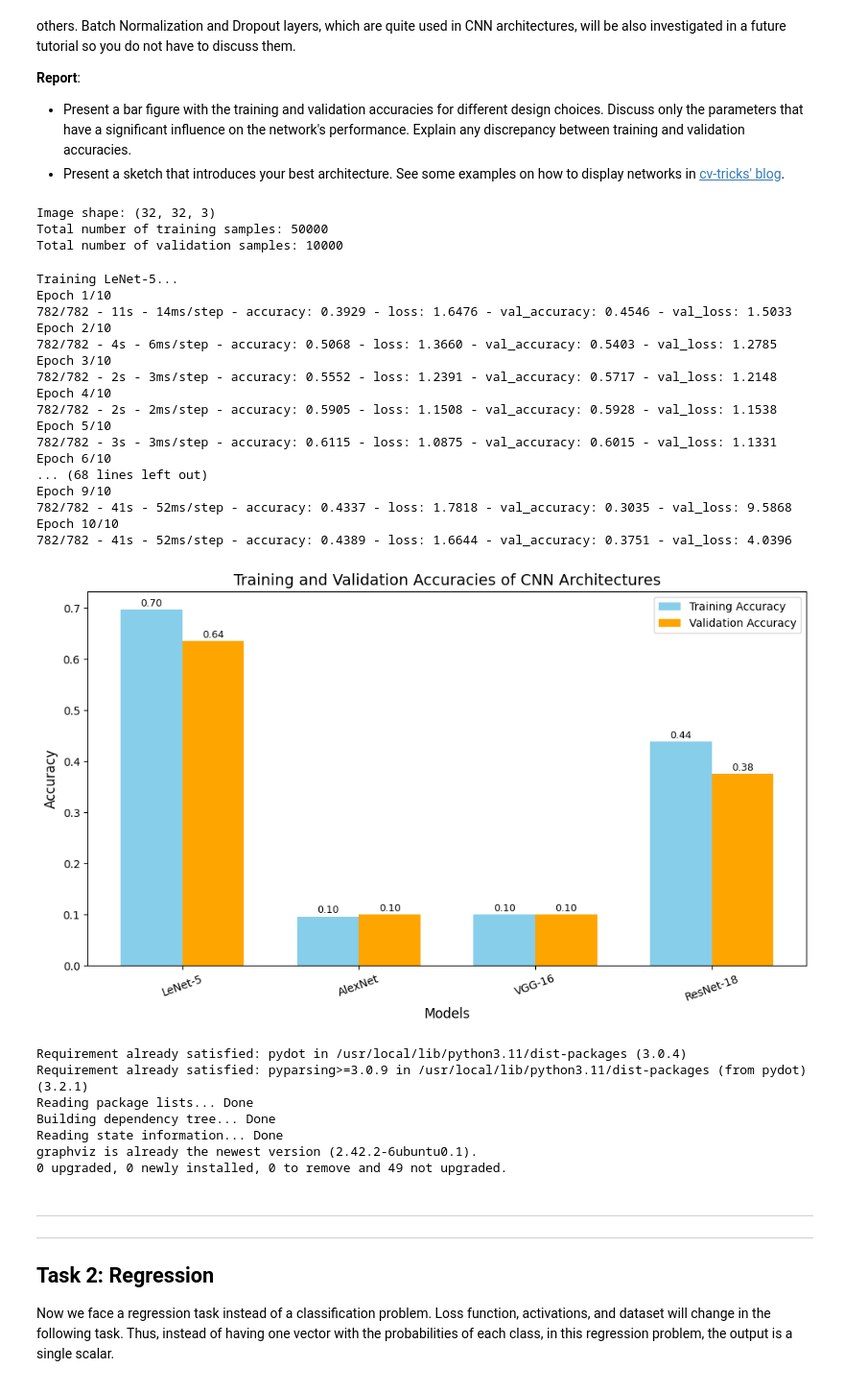
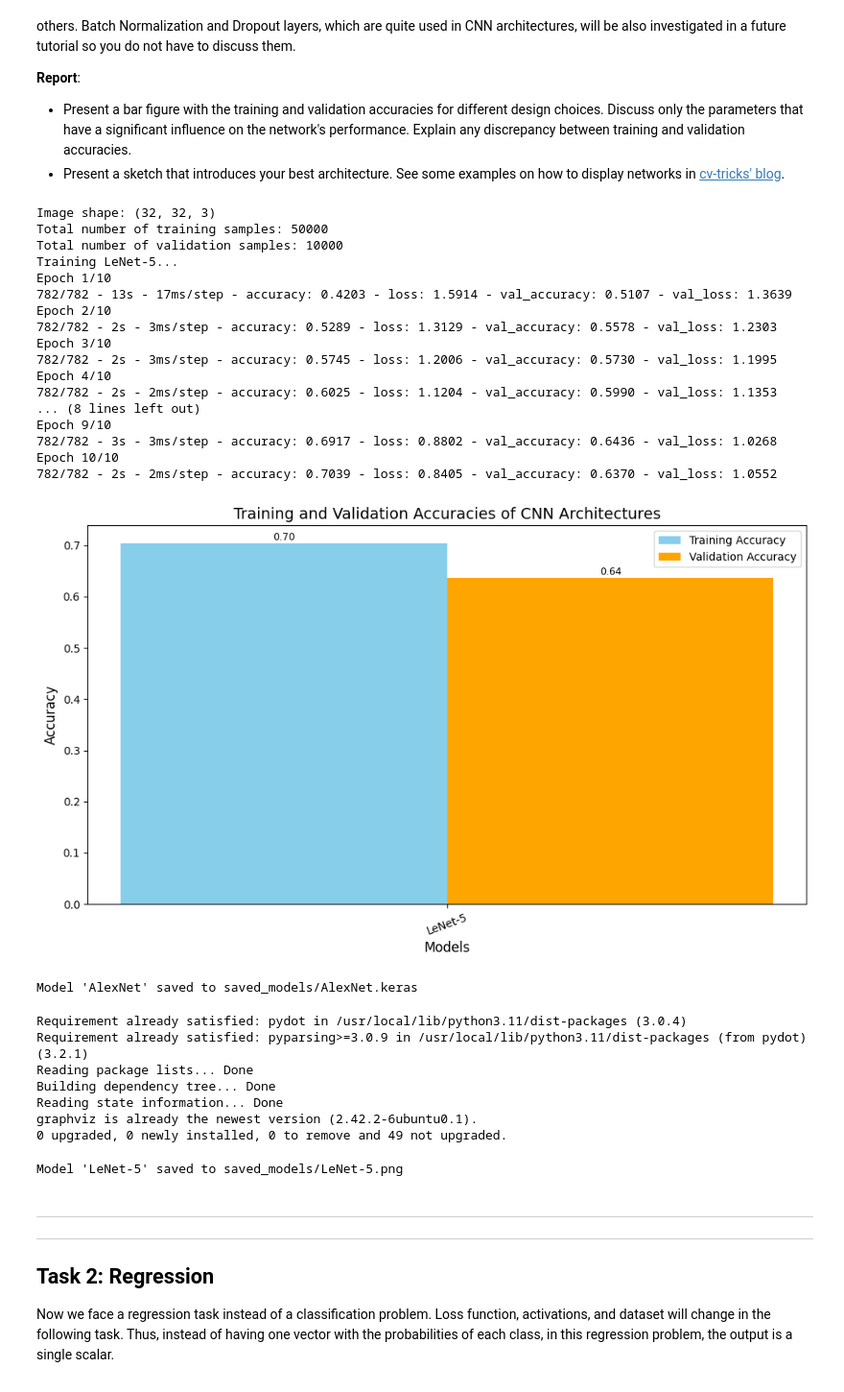
Before and after one commit to Utsav254/deep-learning-course, a Jupyter notebook: 02_CNN_Introduction.ipynb, the cells around one changed output. Shown at 96% size. Cells and saved outputs as stored; diff of their text form; code cells hidden in the pictures.

```diff
--- a/02_CNN_Introduction.ipynb
+++ b/02_CNN_Introduction.ipynb
@@ -566,7 +568,7 @@ In this exercise, you are asked to test several CNN architectures in the code pr
 # %%
 import tensorflow as tf
 from tensorflow.keras import Sequential
-from tensorflow.keras.layers import Input, Conv2D, MaxPooling2D, Flatten, Dense, Dropout, BatchNormalization
+from tensorflow.keras.layers import Input, Conv2D, AveragePooling2D, MaxPooling2D, Flatten, Dense, Dropout, BatchNormalization
 from tensorflow.keras.applications import VGG16, ResNet50
 from tensorflow.keras.optimizers import Adam
 from tensorflow.keras.datasets import cifar10
@@ -612,13 +614,13 @@ def create_alexnet():
     """Creates the AlexNet architecture."""
     model = Sequential([
         Input(shape=(32, 32, 3)),
-        Conv2D(96, kernel_size=(11, 11), strides=4, activation='relu', input_shape=(32, 32, 3), padding='same'),
+        Conv2D(15, kernel_size=(5, 5), strides=1, activation='relu', input_shape=(32, 32, 3), padding='same'),
         MaxPooling2D(pool_size=(2, 2)),
-        Conv2D(256, kernel_size=(5, 5), activation='relu', padding='same'),
+        Conv2D(15, kernel_size=(5, 5), activation='relu', padding='same'),
         MaxPooling2D(pool_size=(2, 2)),
-        Conv2D(384, kernel_size=(3, 3), activation='relu', padding='same'),
-        Conv2D(384, kernel_size=(3, 3), activation='relu', padding='same'),
-        Conv2D(256, kernel_size=(3, 3), activation='relu', padding='same'),
+        Conv2D(10, kernel_size=(3, 3), activation='relu', padding='same'),
+        Conv2D(5, kernel_size=(3, 3), activation='relu', padding='same'),
+        Conv2D(1, kernel_size=(3, 3), activation='relu', padding='same'),
         MaxPooling2D(pool_size=(2, 2)),
         Flatten(),
         Dense(4096, activation='relu'),
@@ -642,9 +644,9 @@ def create_resnet18():
 # Training each model
 models = {
     "LeNet-5": create_lenet5(),
-    "AlexNet": create_alexnet(),
-    "VGG-16": create_vgg16(),
-    "ResNet-18": create_resnet18()
+    # "AlexNet": create_alexnet(),
+    # "VGG-16": create_vgg16(),
+    # "ResNet-18": create_resnet18()
 }
 
 train_accuracies = []
@@ -657,51 +659,48 @@ for name, model in models.items():
     train_accuracies.append(history.history['accuracy'][-1])
     val_accuracies.append(history.history['val_accuracy'][-1])
 
 # Plotting the accuracies
 x = np.arange(len(models))
 width = 0.35
 
 fig, ax = plt.subplots(figsize=(10, 6))
 bars1 = ax.bar(x - width / 2, train_accuracies, width, label='Training Accuracy', color='skyblue')
 bars2 = ax.bar(x + width / 2, val_accuracies, width, label='Validation Accuracy', color='orange')
 
 ax.set_xlabel("Models", fontsize=12)
 ax.set_ylabel("Accuracy", fontsize=12)
 ax.set_title("Training and Validation Accuracies of CNN Architectures", fontsize=14)
 ax.set_xticks(x)
 ax.set_xticklabels(models.keys(), rotation=20)
 ax.legend()
 
 for bars in [bars1, bars2]:
     for bar in bars:
         height = bar.get_height()
         ax.annotate(f'{height:.2f}', xy=(bar.get_x() + bar.get_width() / 2, height),
                     xytext=(0, 3), textcoords='offset points', ha='center', fontsize=9)
 
 plt.tight_layout()
 plt.show()
 # %% [output]
 Image shape: (32, 32, 3)
 Total number of training samples: 50000
 Total number of validation samples: 10000
+Training LeNet-5...
+Epoch 1/10
+782/782 - 13s - 17ms/step - accuracy: 0.4203 - loss: 1.5914 - val_accuracy: 0.5107 - val_loss: 1.3639
+Epoch 2/10
+782/782 - 2s - 3ms/step - accuracy: 0.5289 - loss: 1.3129 - val_accuracy: 0.5578 - val_loss: 1.2303
+Epoch 3/10
+782/782 - 2s - 3ms/step - accuracy: 0.5745 - loss: 1.2006 - val_accuracy: 0.5730 - val_loss: 1.1995
+Epoch 4/10
+782/782 - 2s - 2ms/step - accuracy: 0.6025 - loss: 1.1204 - val_accuracy: 0.5990 - val_loss: 1.1353
+... (8 lines left out)
+Epoch 9/10
+782/782 - 3s - 3ms/step - accuracy: 0.6917 - loss: 0.8802 - val_accuracy: 0.6436 - val_loss: 1.0268
+Epoch 10/10
+782/782 - 2s - 2ms/step - accuracy: 0.7039 - loss: 0.8405 - val_accuracy: 0.6370 - val_loss: 1.0552
-Training LeNet-5...
-Epoch 1/10
-782/782 - 11s - 14ms/step - accuracy: 0.3929 - loss: 1.6476 - val_accuracy: 0.4546 - val_loss: 1.5033
-Epoch 2/10
-782/782 - 4s - 6ms/step - accuracy: 0.5068 - loss: 1.3660 - val_accuracy: 0.5403 - val_loss: 1.2785
-Epoch 3/10
-782/782 - 2s - 3ms/step - accuracy: 0.5552 - loss: 1.2391 - val_accuracy: 0.5717 - val_loss: 1.2148
-Epoch 4/10
-782/782 - 2s - 2ms/step - accuracy: 0.5905 - loss: 1.1508 - val_accuracy: 0.5928 - val_loss: 1.1538
-Epoch 5/10
-782/782 - 3s - 3ms/step - accuracy: 0.6115 - loss: 1.0875 - val_accuracy: 0.6015 - val_loss: 1.1331
-Epoch 6/10
-... (68 lines left out)
-Epoch 9/10
-782/782 - 41s - 52ms/step - accuracy: 0.4337 - loss: 1.7818 - val_accuracy: 0.3035 - val_loss: 9.5868
-Epoch 10/10
-782/782 - 41s - 52ms/step - accuracy: 0.4389 - loss: 1.6644 - val_accuracy: 0.3751 - val_loss: 4.0396
-[figure, old version]
+[figure, new version]
 # %%
 import os
 save_dir = "saved_models"
@@ -714,6 +713,8 @@ for model_name, model in models.items():
     save_path += ".keras"
     model.save(save_path)
     print(f"Model '{model_name}' saved to {save_path}")
+# %% [output]
+Model 'AlexNet' saved to saved_models/AlexNet.keras
 # %%
 !pip install --upgrade pydot
 !apt-get install -y graphviz
@@ -727,15 +728,26 @@ graphviz is already the newest version (2.42.2-6ubuntu0.1).
 0 upgraded, 0 newly installed, 0 to remove and 49 not upgraded.
 # %%
 from tensorflow.keras.utils import plot_model
+import os
 
 save_dir = "saved_models"
+os.makedirs(save_dir, exist_ok=True)
 
-os.makedirs(save_dir, exist_ok=True)
 for model_name, model in models.items():
     save_path = os.path.join(save_dir, model_name)
     save_path += ".png"
-    plot_model(model, to_file=save_path, show_shapes=True, show_layer_names=False, rankdir='TB', expand_nested=True, dpi=96)
+    plot_model(
+        model,
+        to_file=save_path,
+        show_shapes=True,
+        show_layer_names=True,  # Show layer names for clarity
+        rankdir='TB',  # Left to Right for a horizontal layout
+        expand_nested=True,  # Expand subgraphs/nested models for clarity
+        dpi=150,  # Increase DPI for better quality
+    )
     print(f"Model '{model_name}' saved to {save_path}")
+# %% [output]
+Model 'LeNet-5' saved to saved_models/LeNet-5.png
 # %% [markdown]
 
 ---
```
Also changed, not shown: parts of 5 cells of this notebook.
